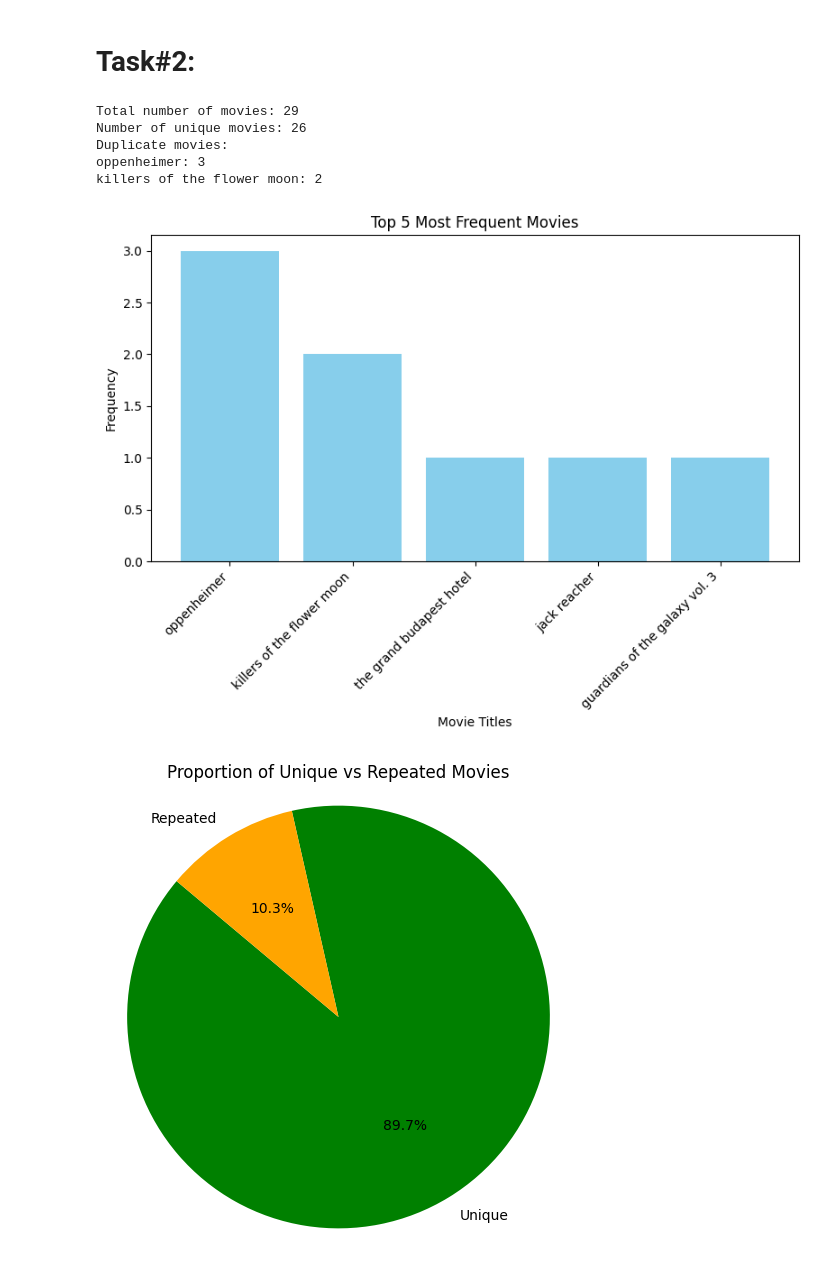
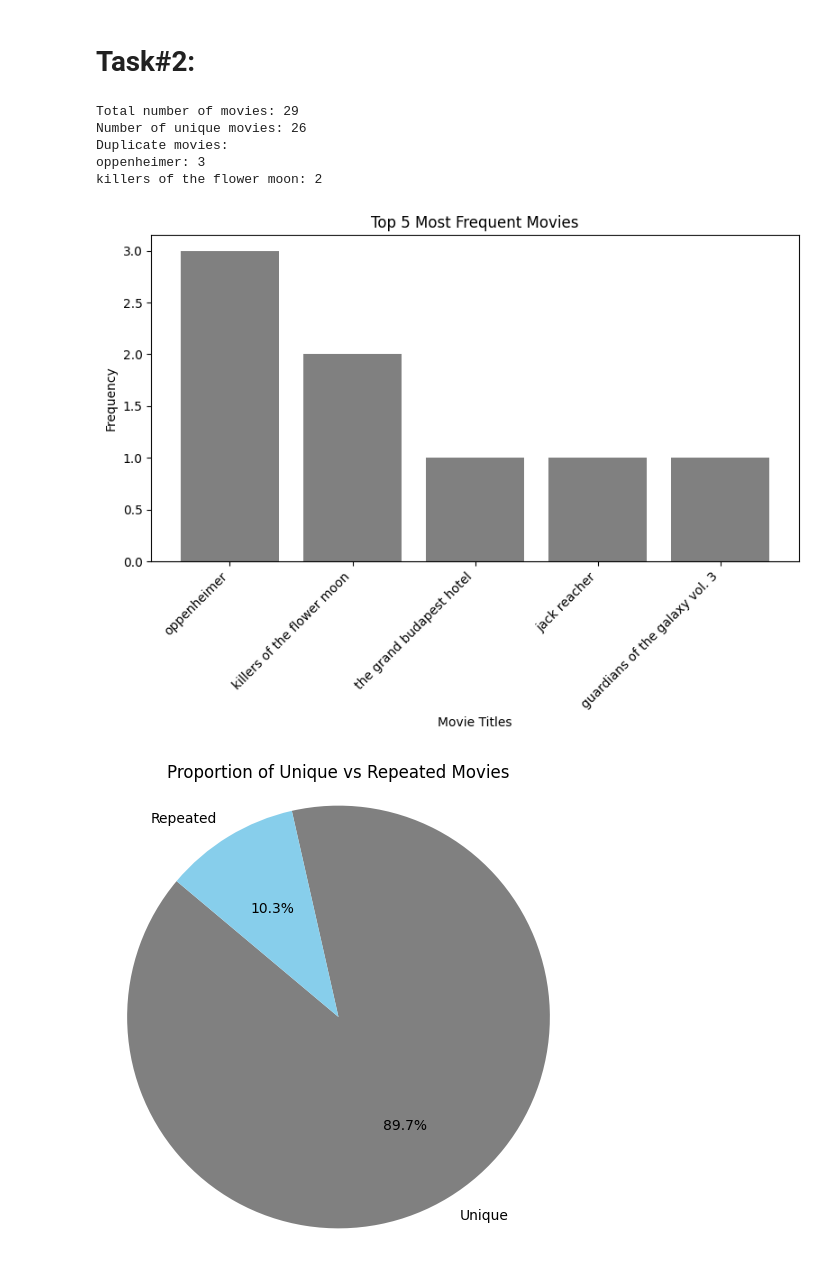
Before and after one commit to SyedTauhidUllahShah/DATA601W25, a Jupyter notebook: Week 02/Class # 1/solution.ipynb, the cells around one changed output. Cells and saved outputs as stored; diff of their text form; code cells hidden in the pictures.

```diff
--- a/Week 02/Class # 1/solution.ipynb
+++ b/Week 02/Class # 1/solution.ipynb
@@ -49,7 +49,7 @@ top_5 = movie_counts.most_common(5)
 movies_top_5, counts_top_5 = zip(*top_5)
 
 plt.figure(figsize=(8, 6))
-plt.bar(movies_top_5, counts_top_5, color="skyblue")
+plt.bar(movies_top_5, counts_top_5, color="grey")
 plt.title("Top 5 Most Frequent Movies")
 plt.xlabel("Movie Titles")
 plt.ylabel("Frequency")
@@ -57,34 +57,34 @@ plt.xticks(rotation=45, ha="right")
 plt.tight_layout()
 plt.show()
 
 # 4.2 Pie chart for unique vs repeated movies
 num_repeated = total_movies - num_unique_movies
 unique_vs_repeated = [num_unique_movies, num_repeated]
 labels = ["Unique", "Repeated"]
 
 plt.figure(figsize=(6, 6))
-plt.pie(unique_vs_repeated, labels=labels, autopct="%1.1f%%", colors=["green", "orange"], startangle=140)
+plt.pie(unique_vs_repeated, labels=labels, autopct="%1.1f%%", colors=["grey", "skyblue"], startangle=140)
 plt.title("Proportion of Unique vs Repeated Movies")
 plt.axis("equal")  # Ensure the pie chart is a circle
 plt.show()
 
 # Task 5: Advanced Visualization
 # Histogram for distribution of frequencies
 frequencies, counts = zip(*frequency_distribution.items())
 
 plt.figure(figsize=(8, 6))
-plt.bar(frequencies, counts, width=0.8, color="purple", alpha=0.7)
+plt.bar(frequencies, counts, width=0.8, color="blue", alpha=0.7)
 plt.title("Distribution of Movie Frequencies")
 plt.xlabel("Frequency of Appearance")
 plt.ylabel("Number of Movies")
 plt.xticks(frequencies)
 plt.tight_layout()
 plt.show()
 # %% [output]
 Total number of movies: 29
 Number of unique movies: 26
 Duplicate movies:
 oppenheimer: 3
 killers of the flower moon: 2
-[figure, old version]
+[figure, new version]
-[figure, old version]
+[figure, new version]
```
Also changed, not shown: parts of 1 cell of this notebook.
